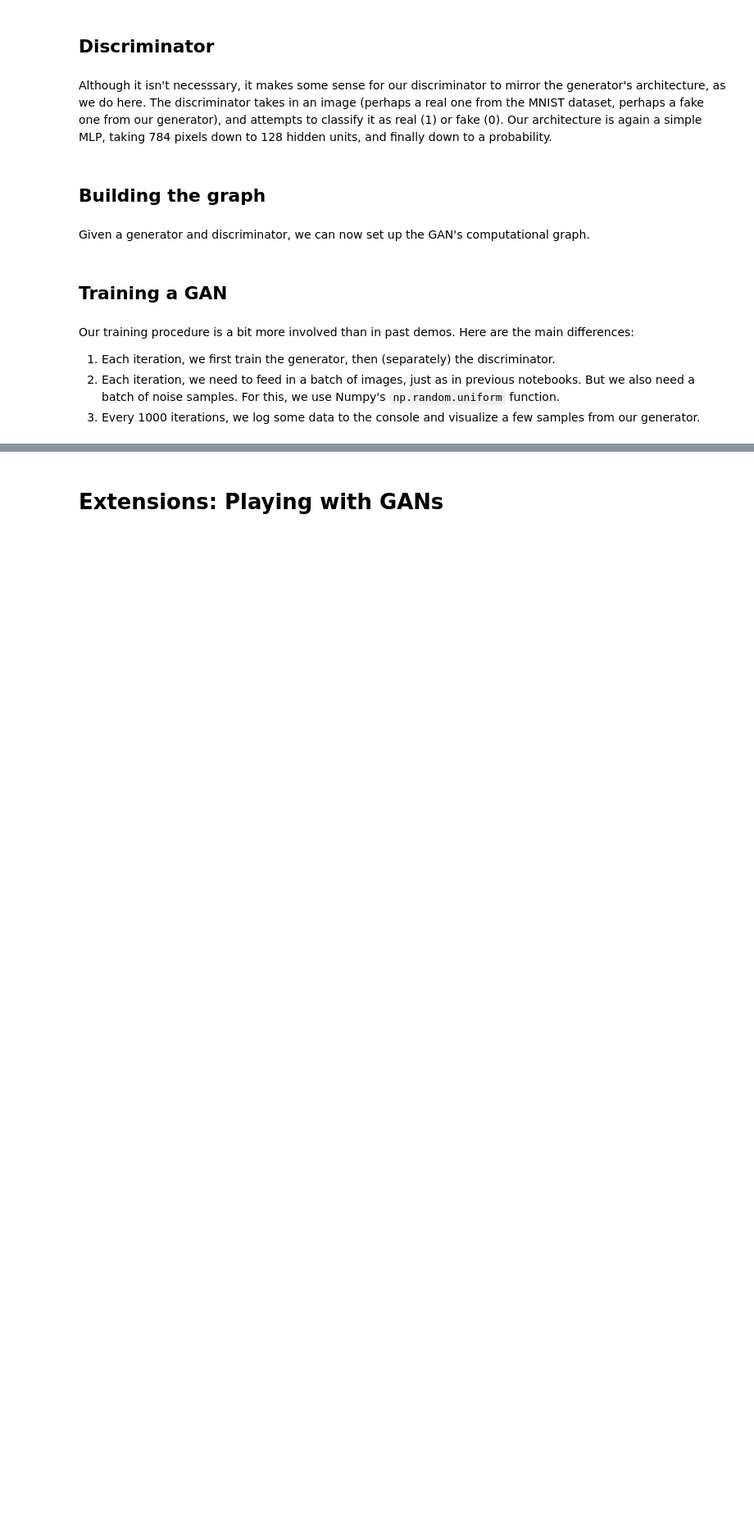
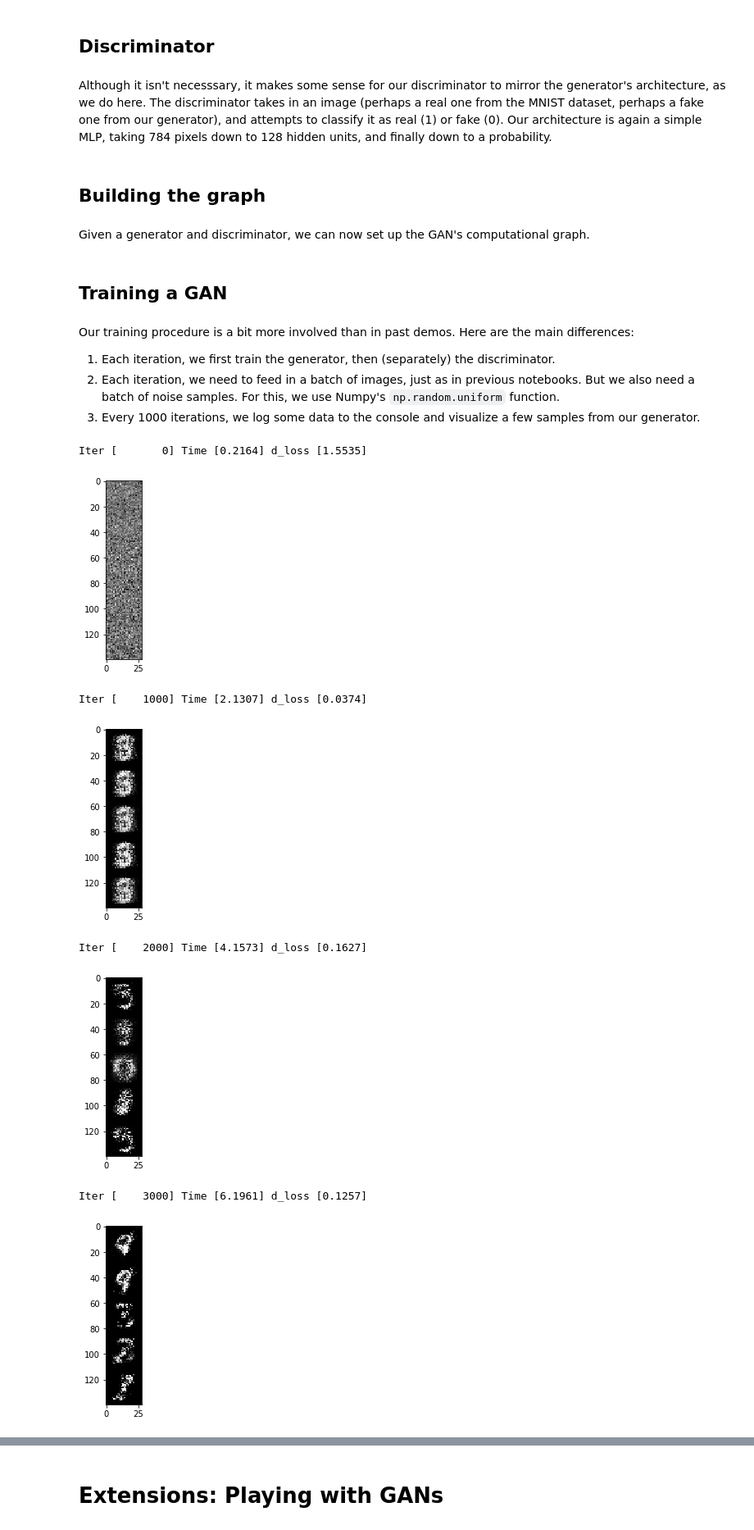
Before and after one commit to libjohn/Duke-MLSS-2019, a Jupyter notebook: 04A_Generative_Adversarial_Network.ipynb, the cells around one changed output, grey strips where cells are left out. Shown at 82% size. Drawn from its saved outputs; the diff is of its cells as text; code cells hidden in the pictures; blank space fills up the shorter version.

```diff
--- a/04A_Generative_Adversarial_Network.ipynb
+++ b/04A_Generative_Adversarial_Network.ipynb
@@ -135,21 +140,30 @@ Our training procedure is a bit more involved than in past demos. Here are the m
 # %%
 # Train the GAN.
 def make_noise():
     return np.random.uniform(-1.0, 1.0, [batch_size, z_dimension])
 
 def next_feed_dict():
     return {real_X: mnist.train.next_batch(batch_size)[0],
             z:      make_noise()}
 
 sess = tf.Session()
 sess.run(initialize_all)
 
 start_time = time.time()
 for t in range(iterations):
-    sess.run(optimize_g, feed_dict=next_feed_dict())
+    sess.run(optimize_g, feed_dict={z: make_noise()})
     _, loss = sess.run([optimize_d, d_loss], feed_dict=next_feed_dict())
 
     if t % 1000 == 0 or t+1 == iterations:
         fake_data = sess.run(fake_X, feed_dict={z: make_noise()})
         print('Iter [%8d] Time [%5.4f] d_loss [%.4f]' % (t, time.time() - start_time, loss))
         visualize_row(fake_data[:5])
+# %% [output]
+Iter [       0] Time [0.2164] d_loss [1.5535]
+[figure, added]
+Iter [    1000] Time [2.1307] d_loss [0.0374]
+[figure, added]
+Iter [    2000] Time [4.1573] d_loss [0.1627]
+[figure, added]
+Iter [    3000] Time [6.1961] d_loss [0.1257]
+[figure, added]
```
Also changed, not shown: parts of 8 cells of this notebook.
